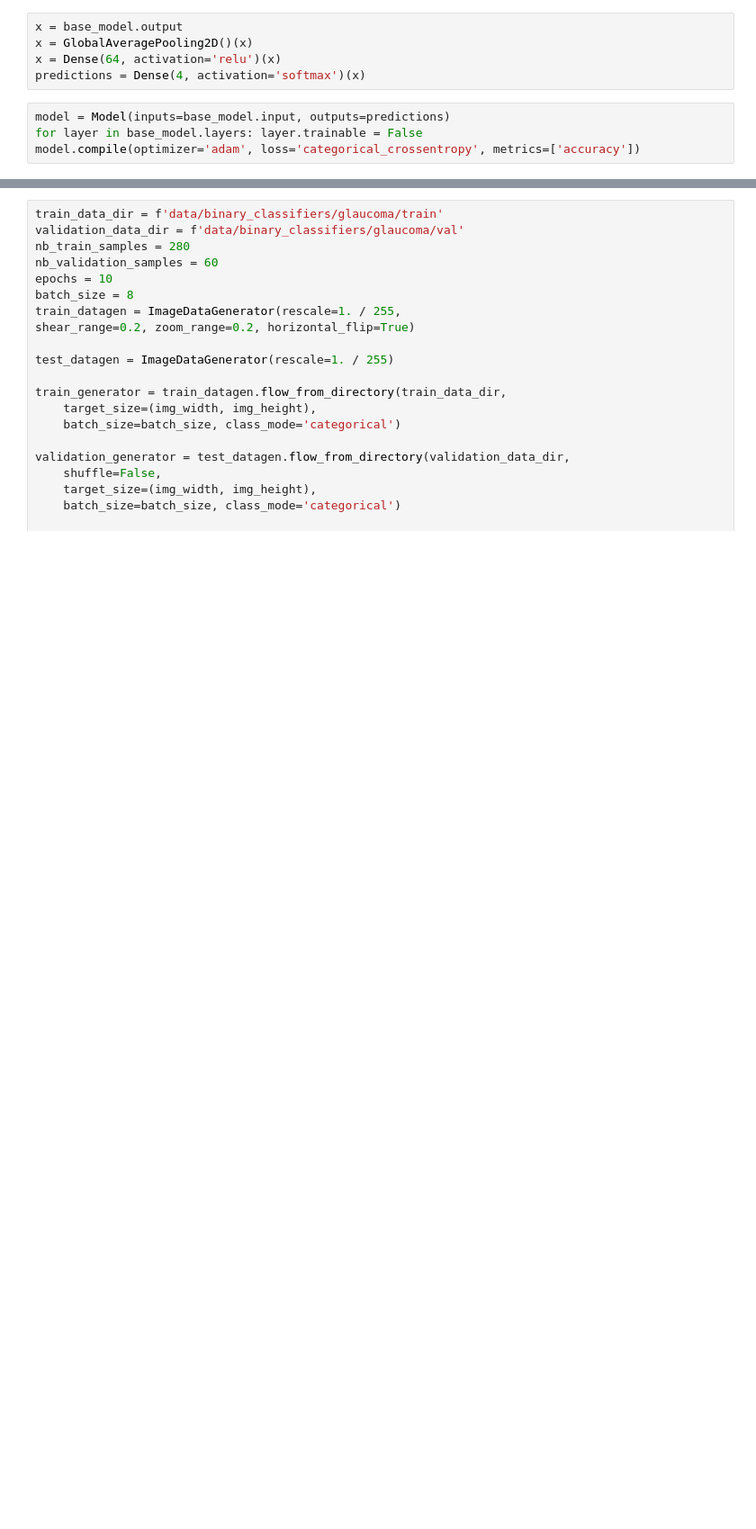
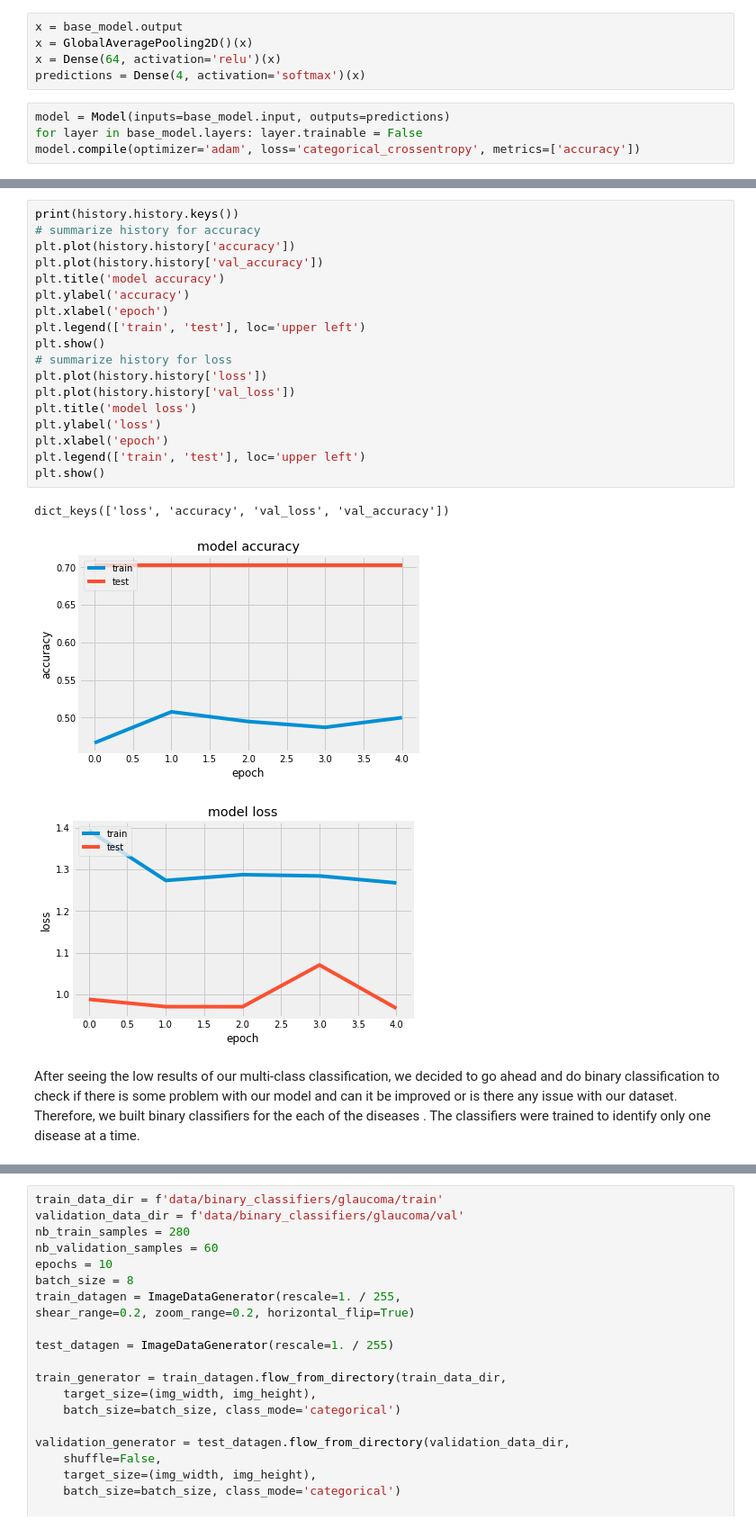
Before and after one commit to ShreyasKp/LifeHack_G2020, a Jupyter notebook: Cataract_Analysis.ipynb, the cells around one changed output, grey strips where cells are left out. Shown at 90% size. Cells and saved outputs as stored; diff of their text form; blank space fills up the shorter version.

```diff
--- a/Cataract_Analysis.ipynb
+++ b/Cataract_Analysis.ipynb
@@ -157,3 +164,27 @@ Wall time: 1h 5min 37s
+# %%
+print(history.history.keys())
+# summarize history for accuracy
+plt.plot(history.history['accuracy'])
+plt.plot(history.history['val_accuracy'])
+plt.title('model accuracy')
+plt.ylabel('accuracy')
+plt.xlabel('epoch')
+plt.legend(['train', 'test'], loc='upper left')
+plt.show()
+# summarize history for loss
+plt.plot(history.history['loss'])
+plt.plot(history.history['val_loss'])
+plt.title('model loss')
+plt.ylabel('loss')
+plt.xlabel('epoch')
+plt.legend(['train', 'test'], loc='upper left')
+plt.show()
+# %% [output]
+dict_keys(['loss', 'accuracy', 'val_loss', 'val_accuracy'])
+[figure, added]
+[figure, added]
+# %% [markdown]
+After seeing the low results of our multi-class classification, we decided to go ahead and do binary classification to check if there is some problem with our model and can it be improved or is there any issue with our dataset. Therefore, we built binary classifiers for the each of the diseases . The classifiers were trained to identify only one disease at a time.
 # %%
 test_data_dir = f'data/binary_classifiers/cataract/test'
 
```
Also changed, not shown: parts of 13 cells of this notebook.
